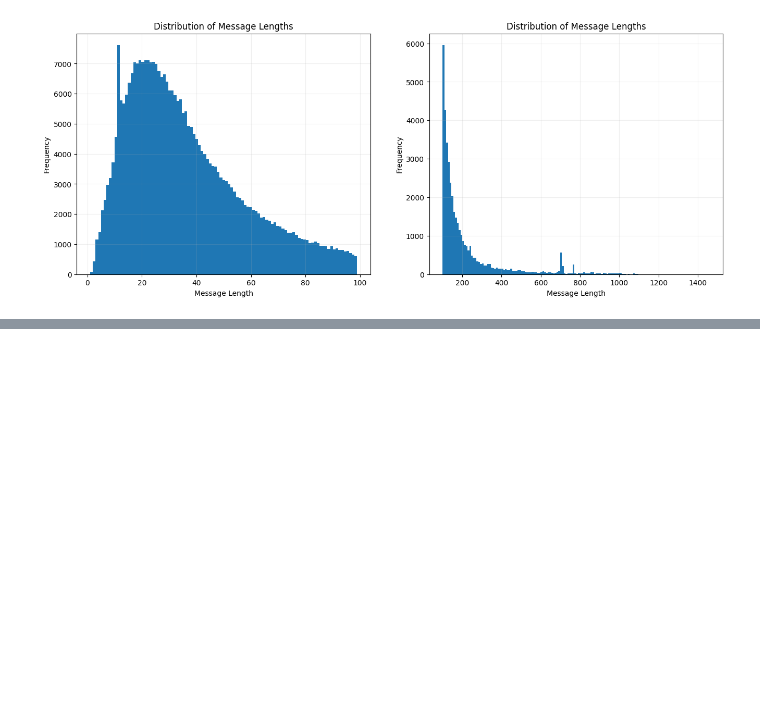
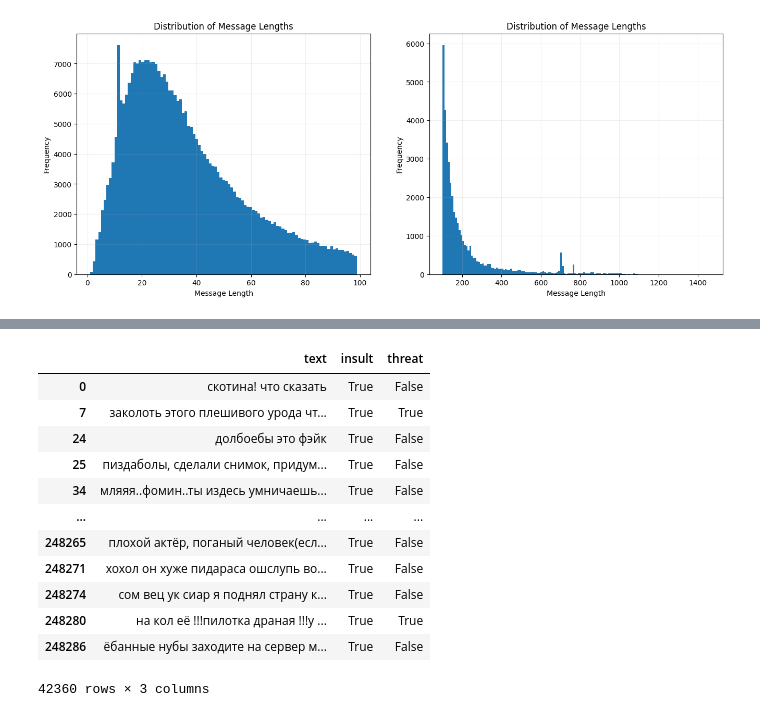
Before and after one commit to uncommonsered/aaa-message-classification, a Jupyter notebook: data/data_labeling.ipynb, the cells around one changed output, grey strips where cells are left out. Saved outputs shown, nothing was run; the diff lists cells and outputs as text; code cells hidden in the pictures; blank space fills up the shorter version.

Commit message:
add dataset_v1

```diff
--- a/data/data_labeling.ipynb
+++ b/data/data_labeling.ipynb
@@ -12,5 +15,11 @@ warnings.simplefilter(action="ignore", category=pd.errors.SettingWithCopyWarning
 # %%
 load_dotenv()
 
-data = pd.read_csv(os.getenv('DATA_PATH'))
+DATA_PATH = os.getenv("DATA_PATH")
+PRE_LABELED_DATA_PATH = os.getenv("PRE_LABELED_DATA_PATH")
+SPAM_PATH = os.getenv("SPAM_PATH")
+HARASSMENT_AND_THREAT_PATH = os.getenv("HARASSMENT_AND_THREAT_PATH")
+
+BATCH_SIZE = 1
+RANDOM_STATE = 42
 # %%
@@ -68,0 +411,38 @@ deduplicated_data['external_message'] = deduplicated_data['text'].apply(contains
+# %%
+data_list = []
+with open(HARASSMENT_AND_THREAT_PATH) as file:
+    for line in file:
+        labels = line.split()[0]
+        text = line[len(labels) + 1 :].strip()
+        labels = labels.split(",")
+        mask = [
+            True if "__label__NORMAL" in labels else False,
+            True if "__label__INSULT" in labels else False,
+            True if "__label__THREAT" in labels else False,
+            True if "__label__OBSCENITY" in labels else False,
+        ]
+        data_list.append((text, *mask))
+# %%
+harassment_threat_dataset = pd.DataFrame(
+    data_list, columns=["text", "normal", "insult", "threat", "obscenity"]
+).dropna()
+
+harassment_threat_dataset = harassment_threat_dataset[
+    harassment_threat_dataset["insult"] | harassment_threat_dataset["threat"]
+][["text", "insult", "threat"]]
+# %%
+harassment_threat_dataset
+# %% [output]
+|  | text | insult | threat |
+| 0 | скотина! что сказать | True | False |
+| 7 | заколоть этого плешивого урода чт... | True | True |
+| 24 | долбоебы это фэйк | True | False |
+| 25 | пиздаболы, сделали снимок, придум... | True | False |
+| 34 | мляяя..фомин..ты издесь умничаешь... | True | False |
+| ... | ... | ... | ... |
+| 248265 | плохой актёр, поганый человек(есл... | True | False |
+| 248271 | хохол он хуже пидараса ошслупь во... | True | False |
+| 248274 | сом вец ук сиар я поднял страну к... | True | False |
+| 248280 | на кол её !!!пилотка драная !!!у ... | True | True |
+| 248286 | ёбанные нубы заходите на сервер м... | True | False |
+42360 rows × 3 columns
```
Also changed, not shown: parts of 50 cells of this notebook, 3 other files.
